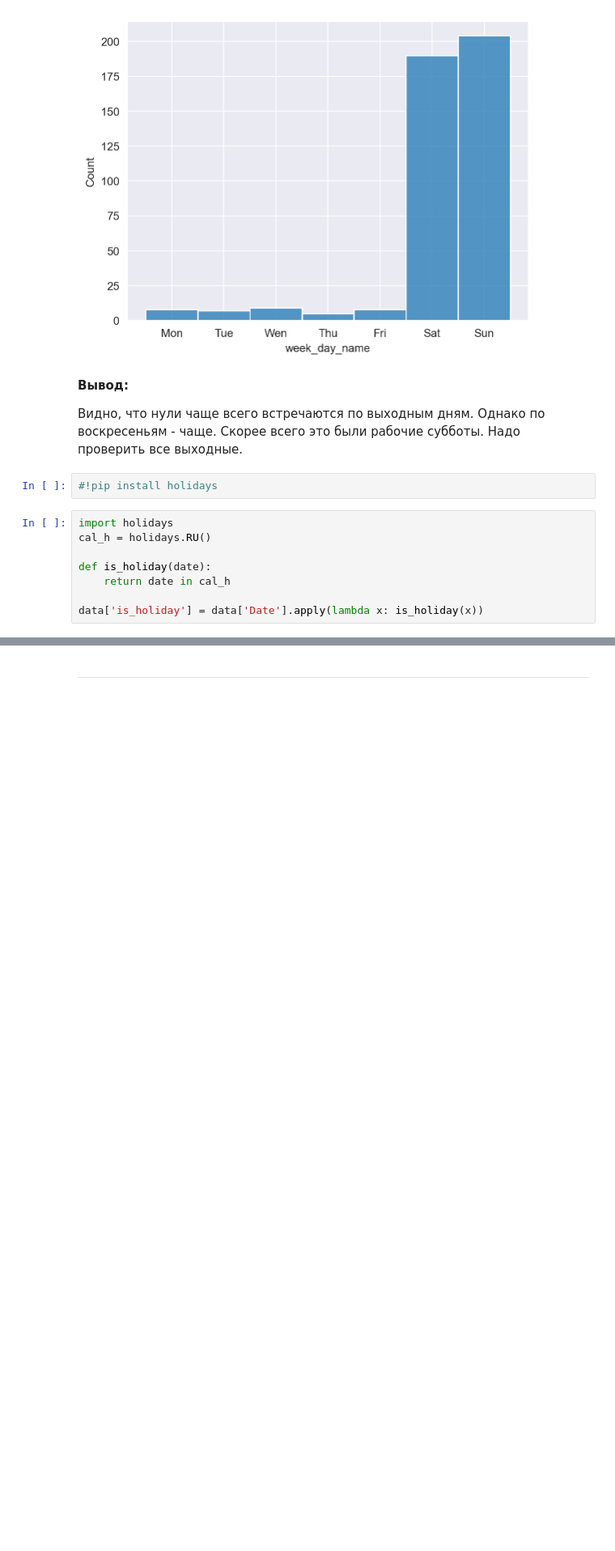
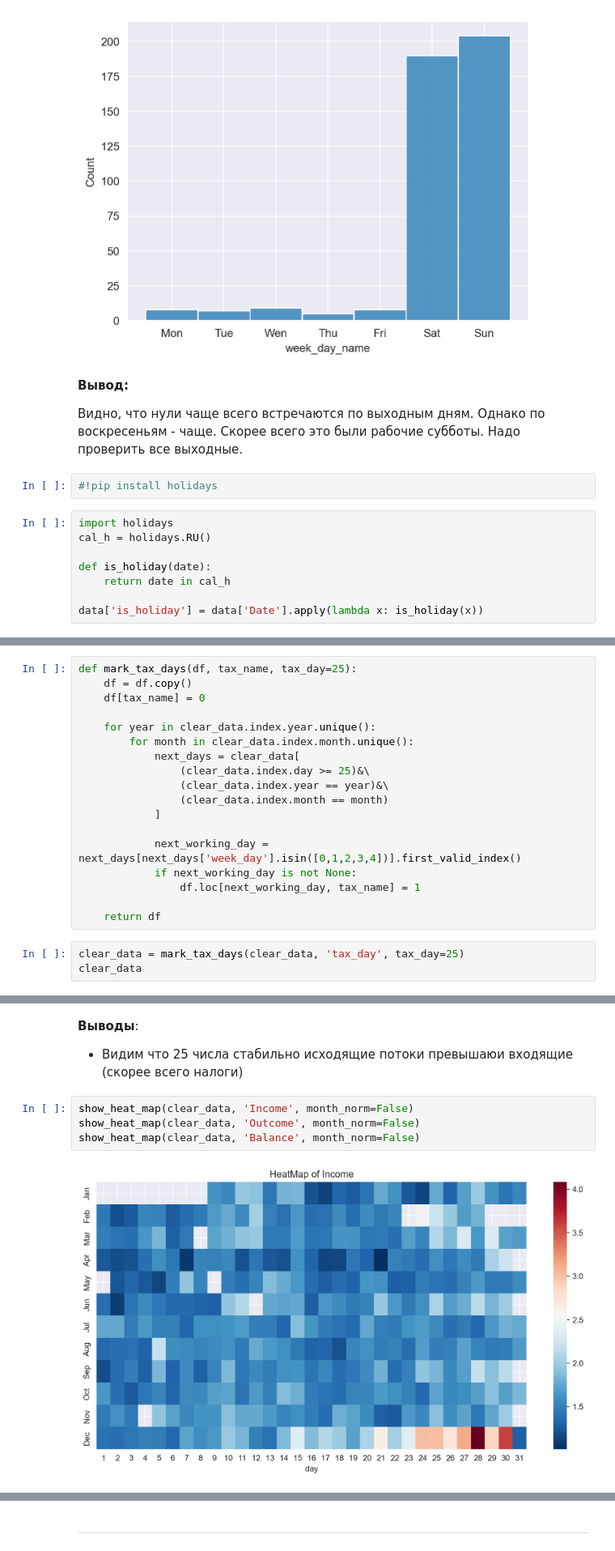
Before and after one commit to igmamedov/balance_predictions, a Jupyter notebook: notebooks/EDA.ipynb, the cells around one changed output, grey strips where cells are left out. Shown at 81% size. Drawn from its saved outputs; the diff is of its cells as text; blank space fills up the shorter version.

```diff
--- a/notebooks/EDA.ipynb
+++ b/notebooks/EDA.ipynb
@@ -209,0 +219,21 @@ plt.show()
+# %%
+def mark_tax_days(df, tax_name, tax_day=25):
+    df = df.copy()
+    df[tax_name] = 0
+
+    for year in clear_data.index.year.unique():
+        for month in clear_data.index.month.unique():
+            next_days = clear_data[
+                (clear_data.index.day >= 25)&\
+                (clear_data.index.year == year)&\
+                (clear_data.index.month == month)
+            ]
+
+            next_working_day = next_days[next_days['week_day'].isin([0,1,2,3,4])].first_valid_index()
+            if next_working_day is not None:
+                df.loc[next_working_day, tax_name] = 1
+
+    return df
+# %%
+clear_data = mark_tax_days(clear_data, 'tax_day', tax_day=25)
+clear_data
@@ -209,0 +255,10 @@ plt.show()
+# %% [markdown]
+__Выводы__:
+
+*  Видим что 25 числа стабильно исходящие потоки превышаюи входящие (скорее всего налоги)
+# %%
+show_heat_map(clear_data, 'Income', month_norm=False)
+show_heat_map(clear_data, 'Outcome', month_norm=False)
+show_heat_map(clear_data, 'Balance', month_norm=False)
+# %% [output]
+[figure, added]
```
Also changed, not shown: parts of 20 cells of this notebook, 3 other files.
